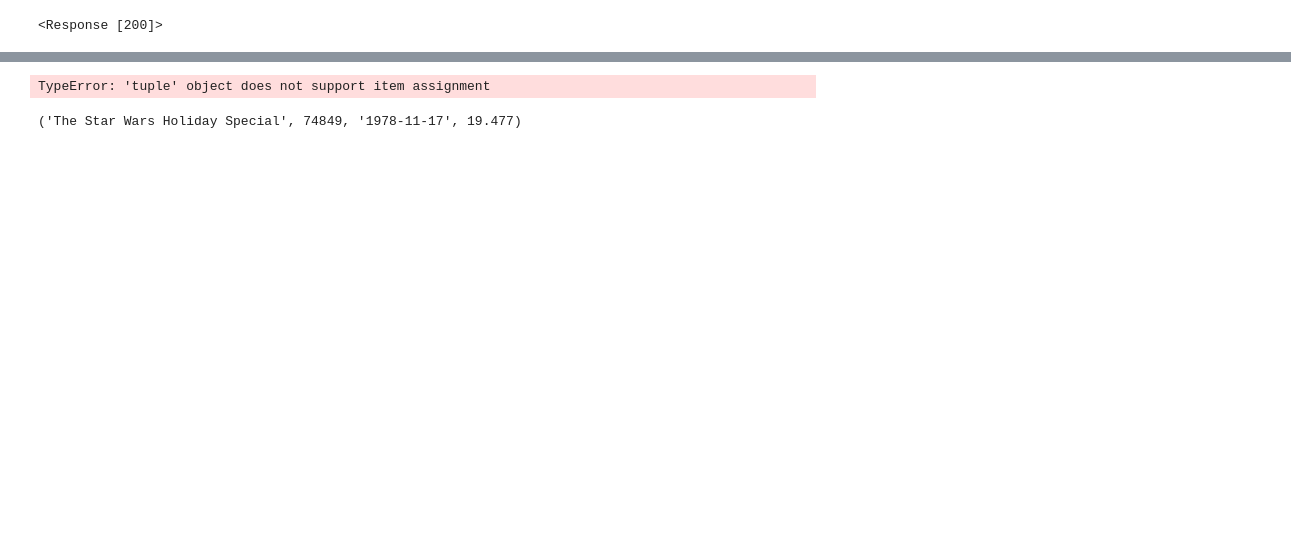
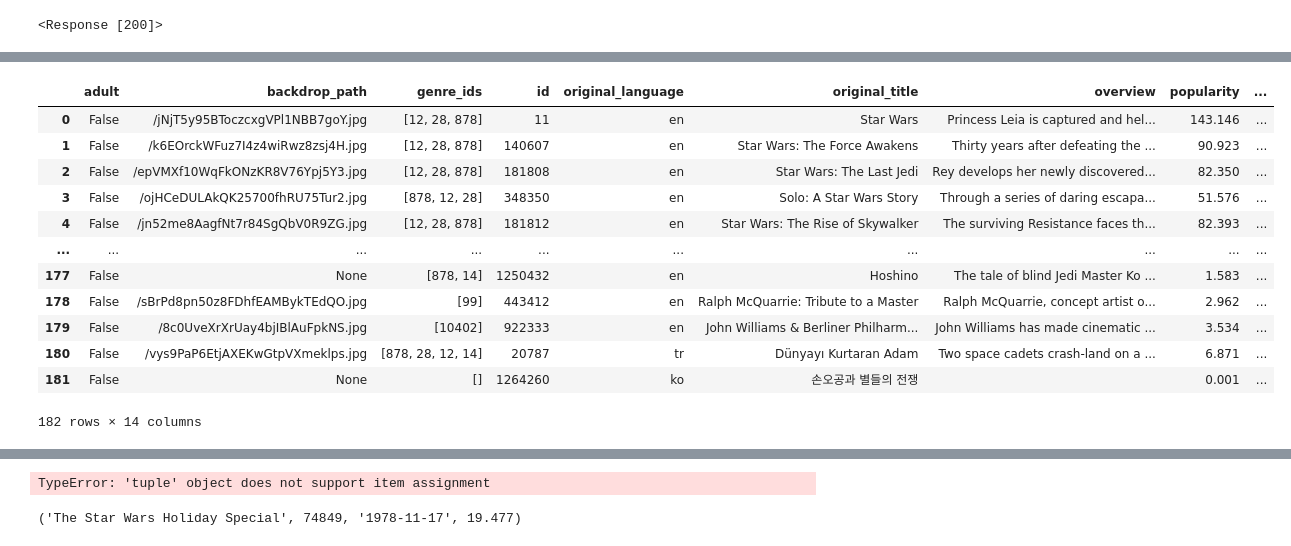
Before and after one commit to theAjforce/ds-mod1-0724-code-solutions, a Jupyter notebook: tmdb-api/tmdb.ipynb, the cells around one changed output, grey strips where cells are left out. Saved outputs shown, nothing was run; the diff lists cells and outputs as text; code cells hidden in the pictures; blank space fills up the shorter version.

```diff
--- a/tmdb-api/tmdb.ipynb
+++ b/tmdb-api/tmdb.ipynb
@@ -16,4 +16,4 @@ data
 starwars_url = url + "&query=Star%20Wars"
 # %%
 starwars_data = requests.get(starwars_url)
-starwars_data.content
+total_pages = starwars_data.json()['total_pages']
@@ -21,0 +20,9 @@ b'{"page":1,"results":[{"adult":false,"backdrop_path":"/jNjT5y95BToczcxgVPl1NBB7
+# %%
+all_starwars = []
+for page_num in range(total_pages):
+    page_url = starwars_url + f"&page={page_num+1}"
+    get_request = requests.get(page_url)
+    allswjson = get_request.json()['results']
+    all_starwars += (allswjson)
+
+all_starwars
@@ -22 +47,18 @@ b'{"page":1,"results":[{"adult":false,"backdrop_path":"/jNjT5y95BToczcxgVPl1NBB7
+# %%
+allswdf = pd.DataFrame(all_starwars)
+allswdf
+# %% [output]
+|  | adult | backdrop_path | genre_ids | id | original_language | original_title | overview | popularity | ... |
+| 0 | False | /jNjT5y95BToczcxgVPl1NBB7goY.jpg | [12, 28, 878] | 11 | en | Star Wars | Princess Leia is captured and hel... | 143.146 | ... |
+| 1 | False | /k6EOrckWFuz7I4z4wiRwz8zsj4H.jpg | [12, 28, 878] | 140607 | en | Star Wars: The Force Awakens | Thirty years after defeating the ... | 90.923 | ... |
+| 2 | False | /epVMXf10WqFkONzKR8V76Ypj5Y3.jpg | [12, 28, 878] | 181808 | en | Star Wars: The Last Jedi | Rey develops her newly discovered... | 82.350 | ... |
+| 3 | False | /ojHCeDULAkQK25700fhRU75Tur2.jpg | [878, 12, 28] | 348350 | en | Solo: A Star Wars Story | Through a series of daring escapa... | 51.576 | ... |
+| 4 | False | /jn52me8AagfNt7r84SgQbV0R9ZG.jpg | [12, 28, 878] | 181812 | en | Star Wars: The Rise of Skywalker | The surviving Resistance faces th... | 82.393 | ... |
+| ... | ... | ... | ... | ... | ... | ... | ... | ... | ... |
+| 177 | False | None | [878, 14] | 1250432 | en | Hoshino | The tale of blind Jedi Master Ko ... | 1.583 | ... |
+| 178 | False | /sBrPd8pn50z8FDhfEAMBykTEdQO.jpg | [99] | 443412 | en | Ralph McQuarrie: Tribute to a Master | Ralph McQuarrie, concept artist o... | 2.962 | ... |
+| 179 | False | /8c0UveXrXrUay4bjIBlAuFpkNS.jpg | [10402] | 922333 | en | John Williams & Berliner Philharm... | John Williams has made cinematic ... | 3.534 | ... |
+| 180 | False | /vys9PaP6EtjAXEKwGtpVXmeklps.jpg | [878, 28, 12, 14] | 20787 | tr | Dünyayı Kurtaran Adam | Two space cadets crash-land on a ... | 6.871 | ... |
+| 181 | False | None | [] | 1264260 | ko | 손오공과 별들의 전쟁 |  | 0.001 | ... |
+182 rows × 14 columns
 # %%
```
Also changed, not shown: parts of 3 cells of this notebook, 1 other file.
